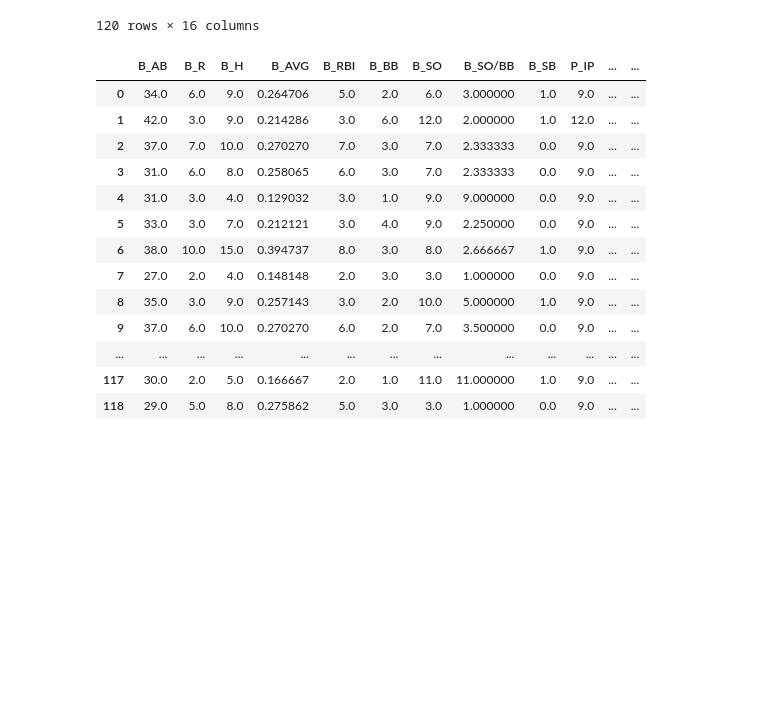
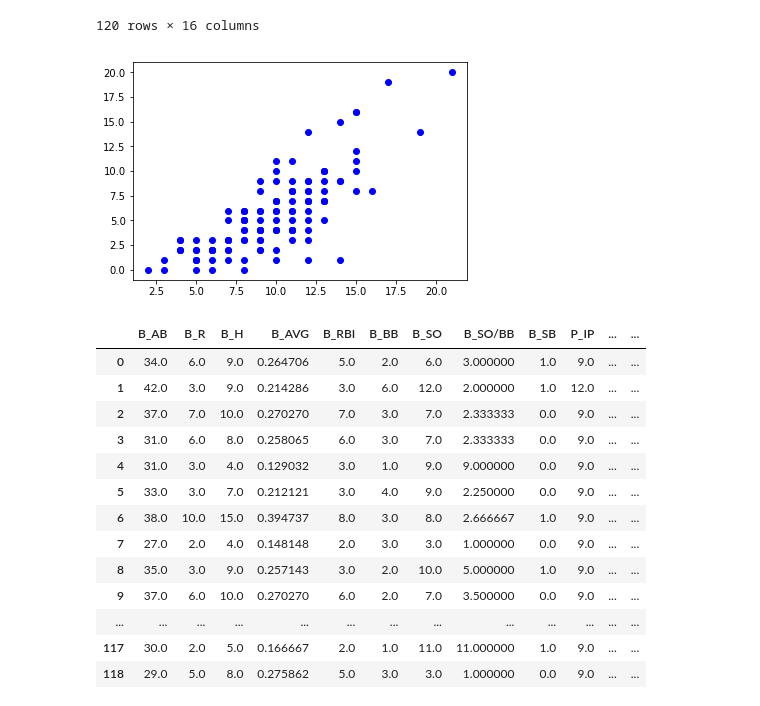
Before and after one commit to a10130716/learning_Note, a Jupyter notebook: hw01_decisiontree/決策樹.ipynb, the cells around one changed output. Drawn from its saved outputs; the diff is of its cells as text; code cells hidden in the pictures; blank space fills up the shorter version.

```diff
--- a/hw01_decisiontree/決策樹.ipynb
+++ b/hw01_decisiontree/決策樹.ipynb
@@ -34,3 +38,8 @@ df  #檢視資料
+# %%
+plt.scatter(df['B_H'],df['B_R'],color='blue')
+plt.show()
+# %% [output]
+[figure, added]
 # %%
 df2 = pd.read_csv('/Users/will/Desktop/資料探勘/hw01_decisiontree/baseball_game_3.csv')
 df2
```
Also changed, not shown: parts of 8 cells of this notebook.
